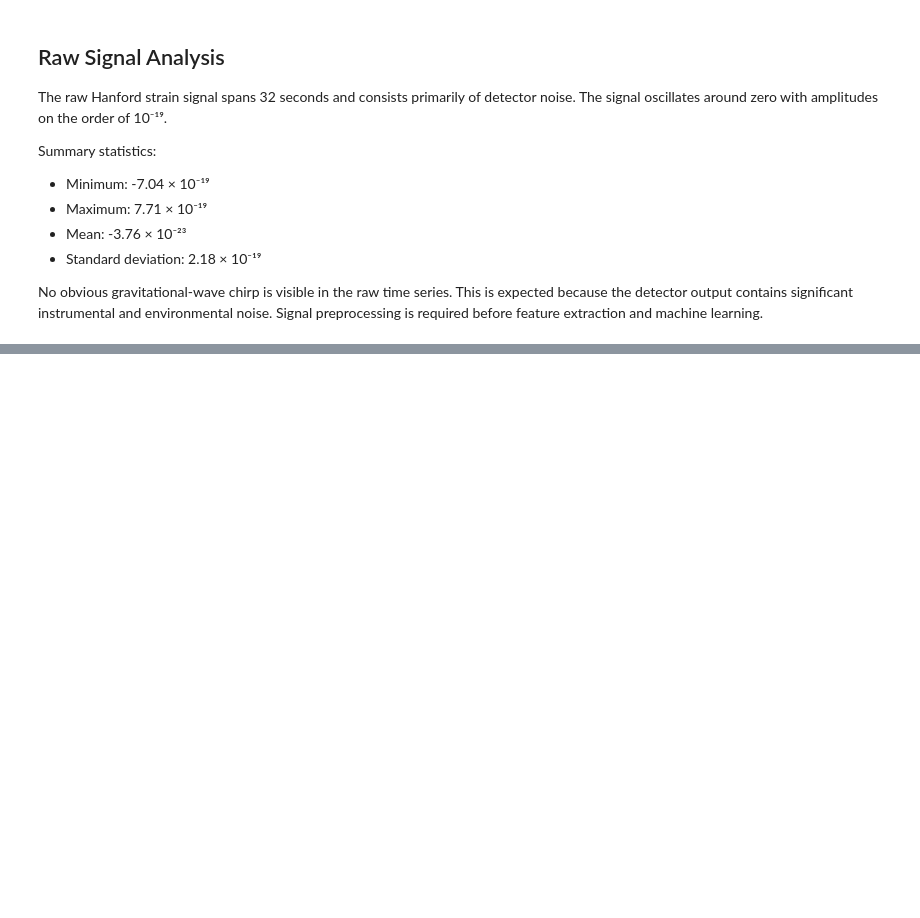
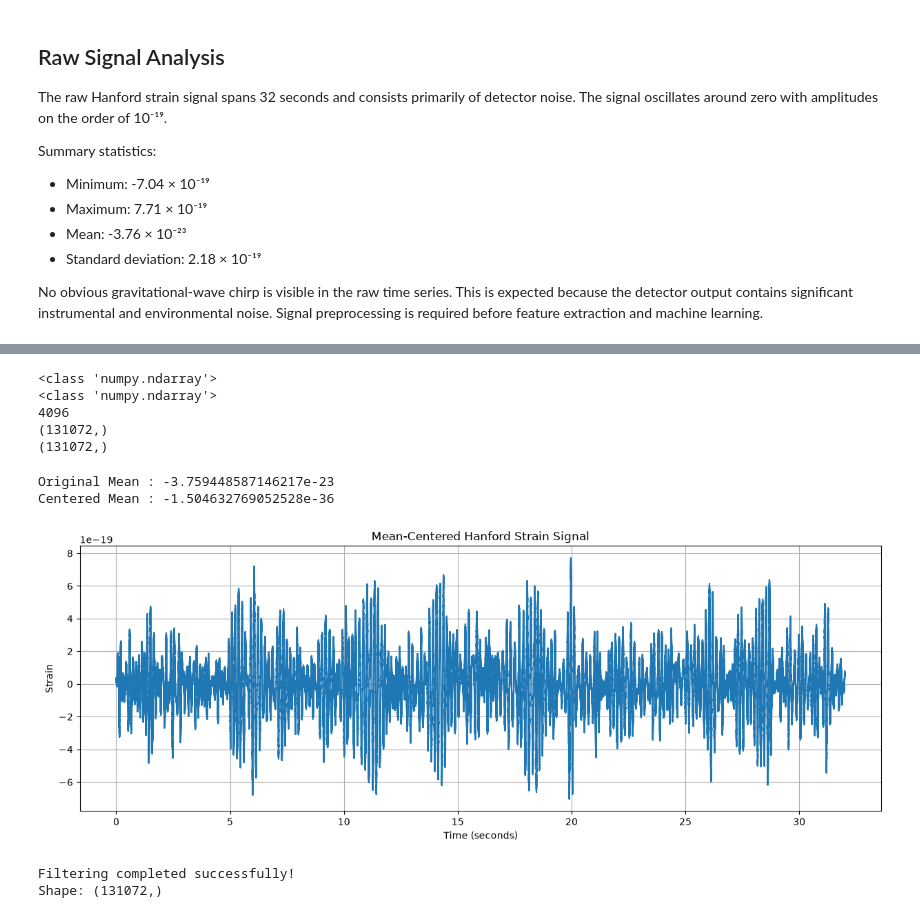
Before and after one commit to Prachi-Mehta-376/GWVision, a Jupyter notebook: notebooks/01_data_exploration.ipynb, the cells around one changed output, grey strips where cells are left out. Cells and saved outputs as stored; diff of their text form; code cells hidden in the pictures; blank space fills up the shorter version.

Commit message:
Implement signal preprocessing pipeline

```diff
--- a/notebooks/01_data_exploration.ipynb
+++ b/notebooks/01_data_exploration.ipynb
@@ -213,0 +228,39 @@ No obvious gravitational-wave chirp is visible in the raw time series. This is e
+# %%
+#testttt
+print(type(strain))
+print(type(time))
+print(fs)
+
+print(strain.shape)
+print(time.shape)
+# %% [output]
+<class 'numpy.ndarray'>
+<class 'numpy.ndarray'>
+4096
+(131072,)
+(131072,)
+# %%
+# Remove the DC offset (mean centering)
+
+strain_centered = strain - np.mean(strain)
+
+print("Original Mean :", np.mean(strain))
+print("Centered Mean :", np.mean(strain_centered))
+# %% [output]
+Original Mean : -3.759448587146217e-23
+Centered Mean : -1.504632769052528e-36
+# %%
+plt.figure(figsize=(15,5))
+
+plt.plot(time, strain_centered)
+
+plt.title("Mean-Centered Hanford Strain Signal")
+
+plt.xlabel("Time (seconds)")
+plt.ylabel("Strain")
+
+plt.grid(True)
+
+plt.show()
+# %% [output]
+[figure, added]
@@ -213,0 +293,13 @@ No obvious gravitational-wave chirp is visible in the raw time series. This is e
+# %%
+filtered_signal = bandpass_filter(
+    strain_centered,
+    lowcut=20,
+    highcut=400,
+    fs=fs
+)
+
+print("Filtering completed successfully!")
+print("Shape:", filtered_signal.shape)
+# %% [output]
+Filtering completed successfully!
+Shape: (131072,)
```
Also changed, not shown: parts of 14 cells of this notebook, 1 other file.
